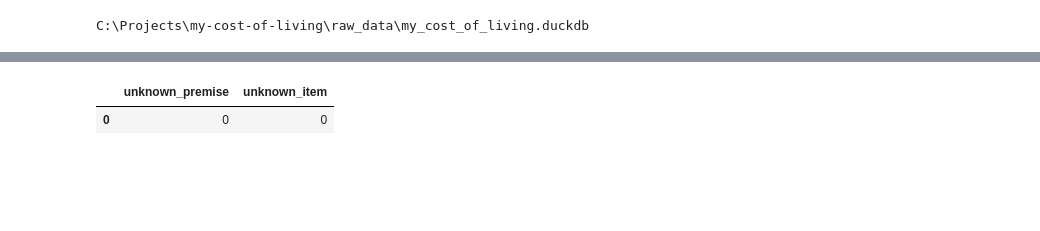
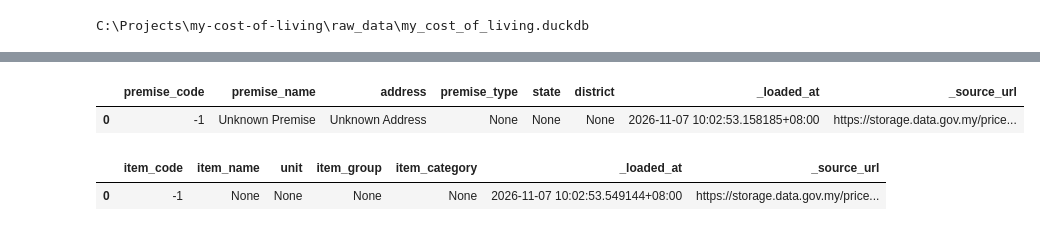
Before and after one commit to mhdkerol/my-cost-of-living, a Jupyter notebook: ingestion/ingestion_working.ipynb, the cells around one changed output, grey strips where cells are left out. Saved outputs shown, nothing was run; the diff lists cells and outputs as text; code cells hidden in the pictures; blank space fills up the shorter version.

```diff
--- a/ingestion/ingestion_working.ipynb
+++ b/ingestion/ingestion_working.ipynb
@@ -76,13 +126,39 @@ df
-# %%
-def peek(query):
-    # Run a read-only query and release the file straight away
-    con = duckdb.connect(DB_PATH, read_only=True)
-    df = con.sql(query).df()
-    con.close()
-    return df
-
-
-peek("select count(*) filter (where premise_code = -1) as unknown_premise, count(*) filter (where item_code = -1) as unknown_item from raw.pricecatcher_2026_10")
-# %% [output]
-|  | unknown_premise | unknown_item |
-| 0 | 0 | 0 |
+# %%
+def peek(query):
+    # Run a read-only query and release the file straight away
+    con = duckdb.connect(DB_PATH, read_only=True)
+    df = con.sql(query).df()
+    con.close()
+    return df
+
+
+# which item codes are missing, and when they were seen
+peek("""
+select p.item_code, count(*) as n_rows,
+       min(p.price_date) as first_seen, max(p.price_date) as last_seen
+from main.stg_pricecatcher p
+left join main.stg_lookup_item i on p.item_code = i.item_code
+where i.item_code is null and p.item_code != -1
+group by 1 order by n_rows desc
+""")
+
+# same for premises
+peek("""
+select p.premise_code, count(*) as n_rows,
+       min(p.price_date) as first_seen, max(p.price_date) as last_seen
+from main.stg_pricecatcher p
+left join main.stg_lookup_premise l on p.premise_code = l.premise_code
+where l.premise_code is null and p.premise_code != -1
+group by 1 order by n_rows desc
+""")
+
+# the premise with a null state
+peek("select * from main.stg_lookup_premise where state is null")
+# %% [output]
+|  | premise_code | premise_name | address | premise_type | state | district | _loaded_at | _source_url |
+| 0 | -1 | Unknown Premise | Unknown Address | None | None | None | 2026-11-07 10:02:53.158185+08:00 | https://storage.data.gov.my/price... |
+# %%
+peek("select * from main.stg_lookup_item where item_code = -1")
+# %% [output]
+|  | item_code | item_name | unit | item_group | item_category | _loaded_at | _source_url |
+| 0 | -1 | None | None | None | None | 2026-11-07 10:02:53.549144+08:00 | https://storage.data.gov.my/price... |
```
Also changed, not shown: parts of 8 cells of this notebook.
